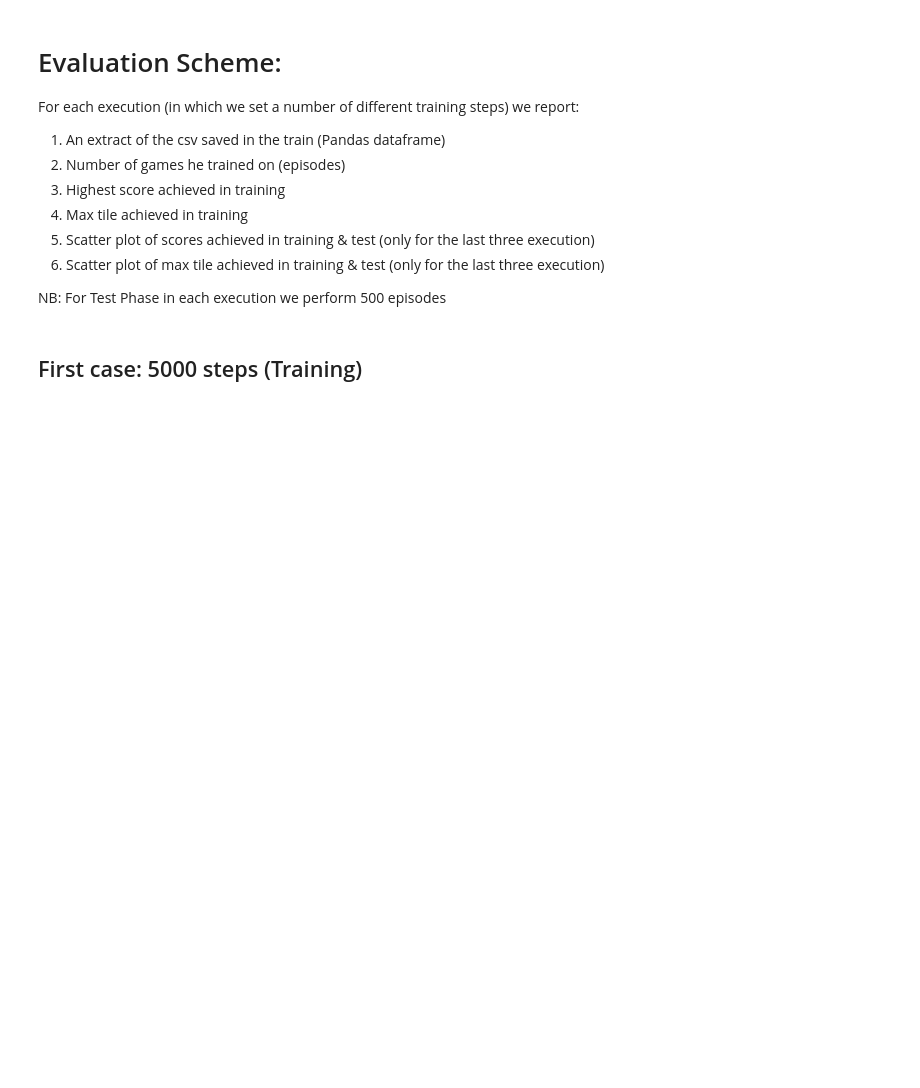
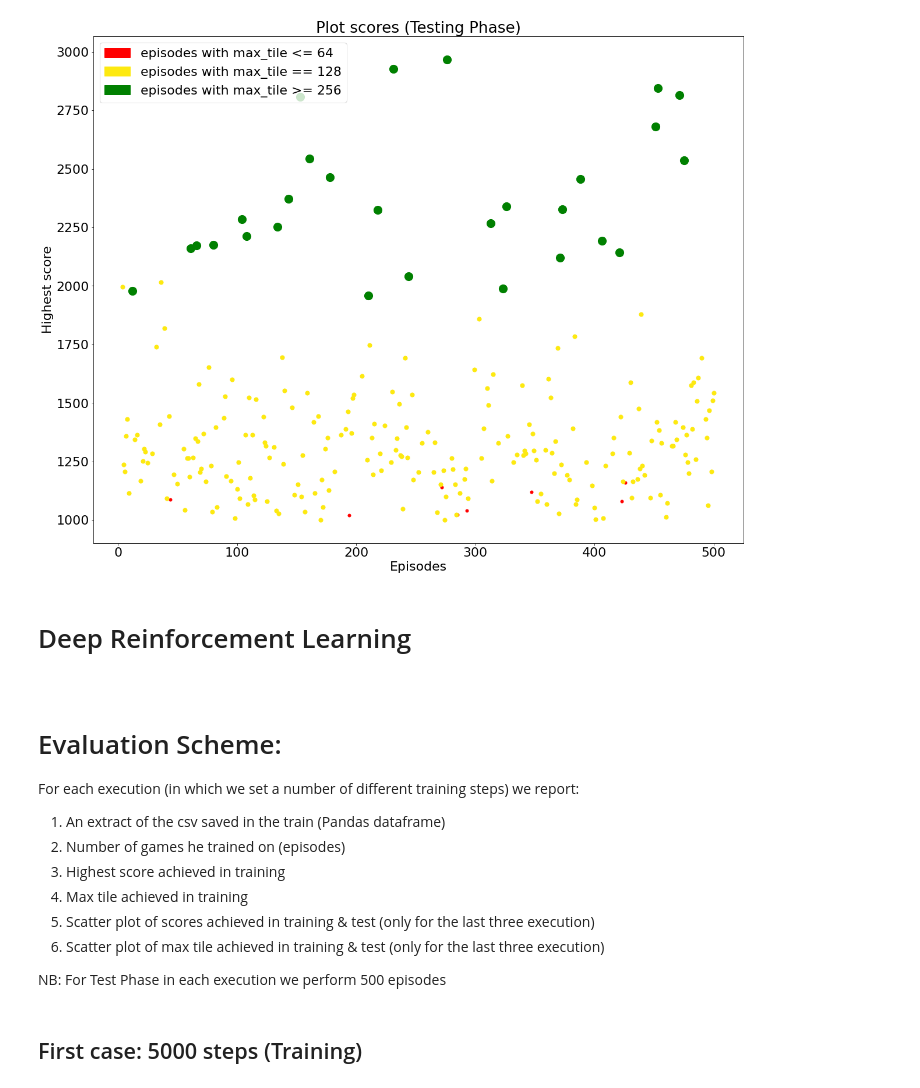
Before and after one commit to francescobianca/2048-DeepQLearning-Approach, a Jupyter notebook: DQN_2048/evaluation.ipynb, the cells around one changed output. Drawn from its saved outputs; the diff is of its cells as text; code cells hidden in the pictures; blank space fills up the shorter version.

```diff
--- a/DQN_2048/evaluation.ipynb
+++ b/DQN_2048/evaluation.ipynb
@@ -6,0 +58,3 @@ import numpy as np
+# %%
+df_naive = openCsvNaive()
+df_naive.head(10)
@@ -7,3 +98,9 @@ import numpy as np
+# %%
+plotScoresNaive(df_naive)
+# %% [output]
+[figure, added]
+# %% [markdown]
+<h1> Deep Reinforcement Learning <h1>
 # %%
 ##### OPEN CSV FUNCTION #####
 def openCsv(num_episodes_path):
```
Also changed, not shown: parts of 5 cells of this notebook, 8 other files.
